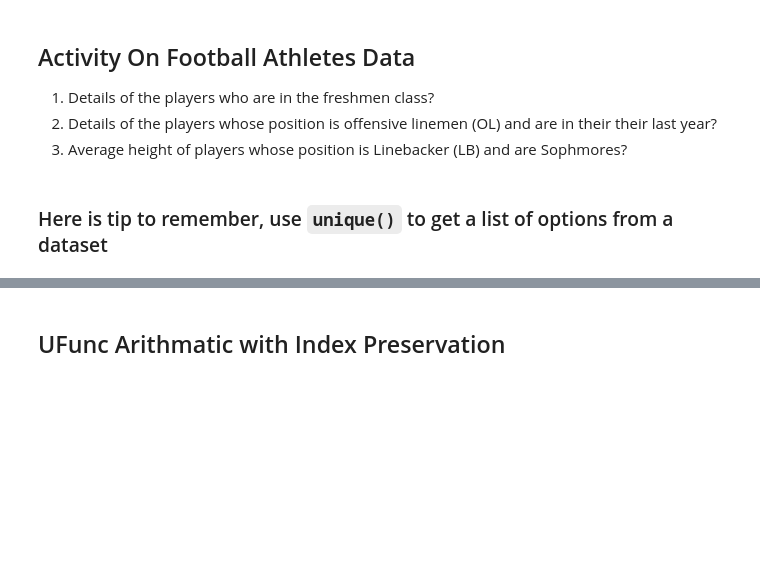
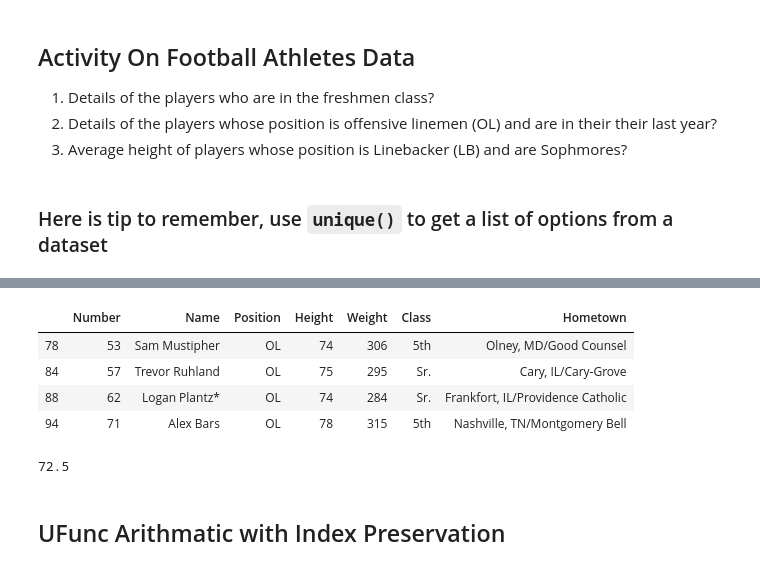
Before and after one commit to jarp/SP22-ITAO, a Jupyter notebook: Class_10_Numpy_Dictionary_Pandas.ipynb, the cells around one changed output, grey strips where cells are left out. Cells and saved outputs as stored; diff of their text form; code cells hidden in the pictures; blank space fills up the shorter version.

```diff
--- a/Class_10_Numpy_Dictionary_Pandas.ipynb
+++ b/Class_10_Numpy_Dictionary_Pandas.ipynb
@@ -869,3 +991,22 @@ print(athletes_data['Position'].unique())
+# %%
+athletes_data[
+    (athletes_data['Position'] == 'OL') &
+    (
+    (athletes_data['Class'] == 'Sr.') | (athletes_data['Class'] == '5th')
+    )
+]
+# %% [output]
+|  | Number | Name | Position | Height | Weight | Class | Hometown |
+| 78 | 53 | Sam Mustipher | OL | 74 | 306 | 5th | Olney, MD/Good Counsel |
+| 84 | 57 | Trevor Ruhland | OL | 75 | 295 | Sr. | Cary, IL/Cary-Grove |
+| 88 | 62 | Logan Plantz* | OL | 74 | 284 | Sr. | Frankfort, IL/Providence Catholic |
+| 94 | 71 | Alex Bars | OL | 78 | 315 | 5th | Nashville, TN/Montgomery Bell |
+# %%
+athletes_data[
+    (athletes_data['Position'] == 'LB') &
+    (athletes_data['Class'] == 'Soph.')]['Height'].mean()
+# %% [output]
+72.5
 # %% [markdown]
 ## UFunc Arithmatic with Index Preservation
 # %% [markdown]
```
Also changed, not shown: parts of 13 cells of this notebook, 8 other files.
